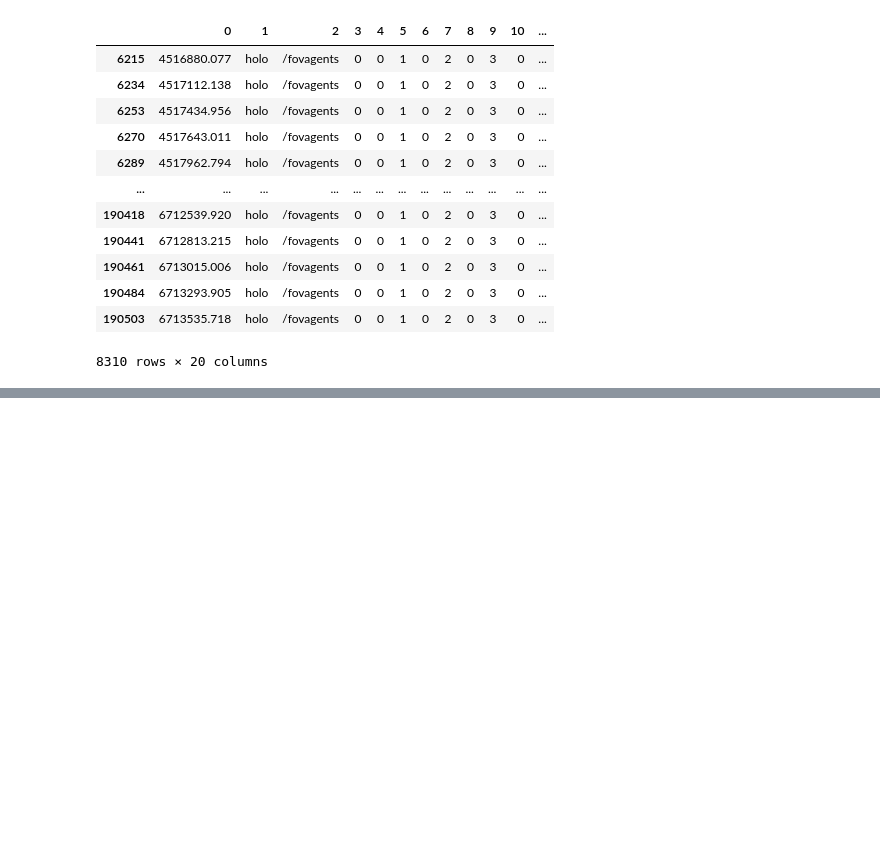
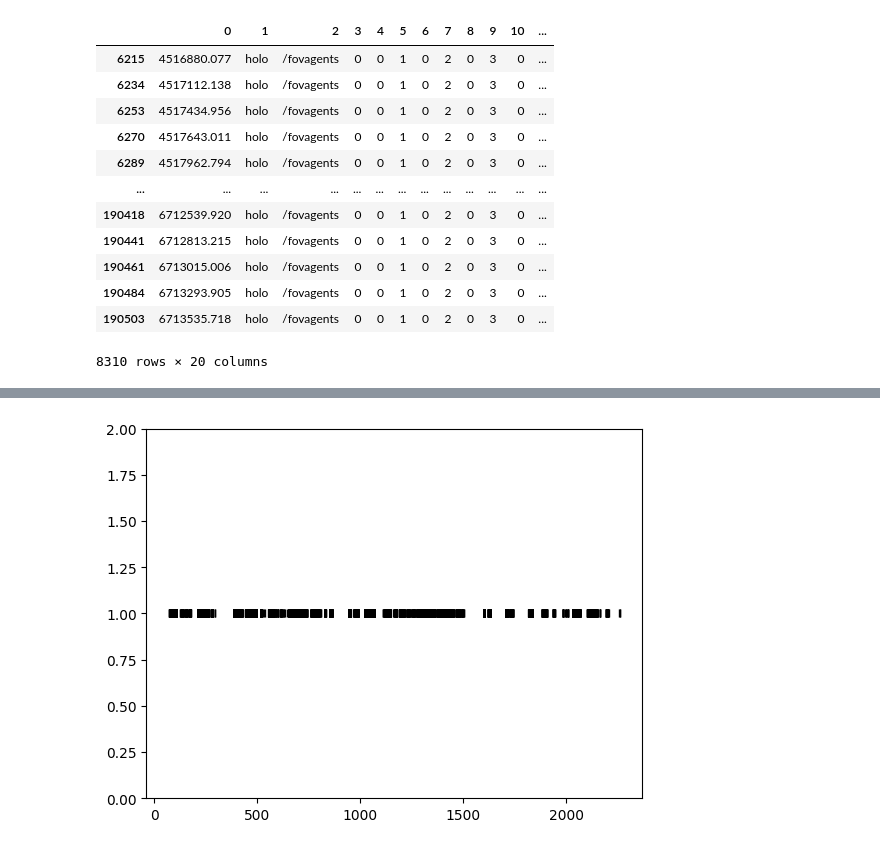
Before and after one commit to pedro-lucas-bravo/master_thesis_data_analysis, a Jupyter notebook: 7-users.ipynb, the cells around one changed output, grey strips where cells are left out. Cells and saved outputs as stored; diff of their text form; code cells hidden in the pictures; blank space fills up the shorter version.

```diff
--- a/7-users.ipynb
+++ b/7-users.ipynb
@@ -275,0 +362,13 @@ plt.show()
+# %%
+# Midi controller data
+
+# MOCAP data
+
+
+
+plt.figure()
+plt.plot((midi_data[0].astype(float) - startTime) * 0.001,[1] * len(midi_data), '|', color='black')
+plt.ylim([0, 2])
+plt.show()
+# %% [output]
+[figure, added]
```
Also changed, not shown: parts of 4 cells of this notebook.
